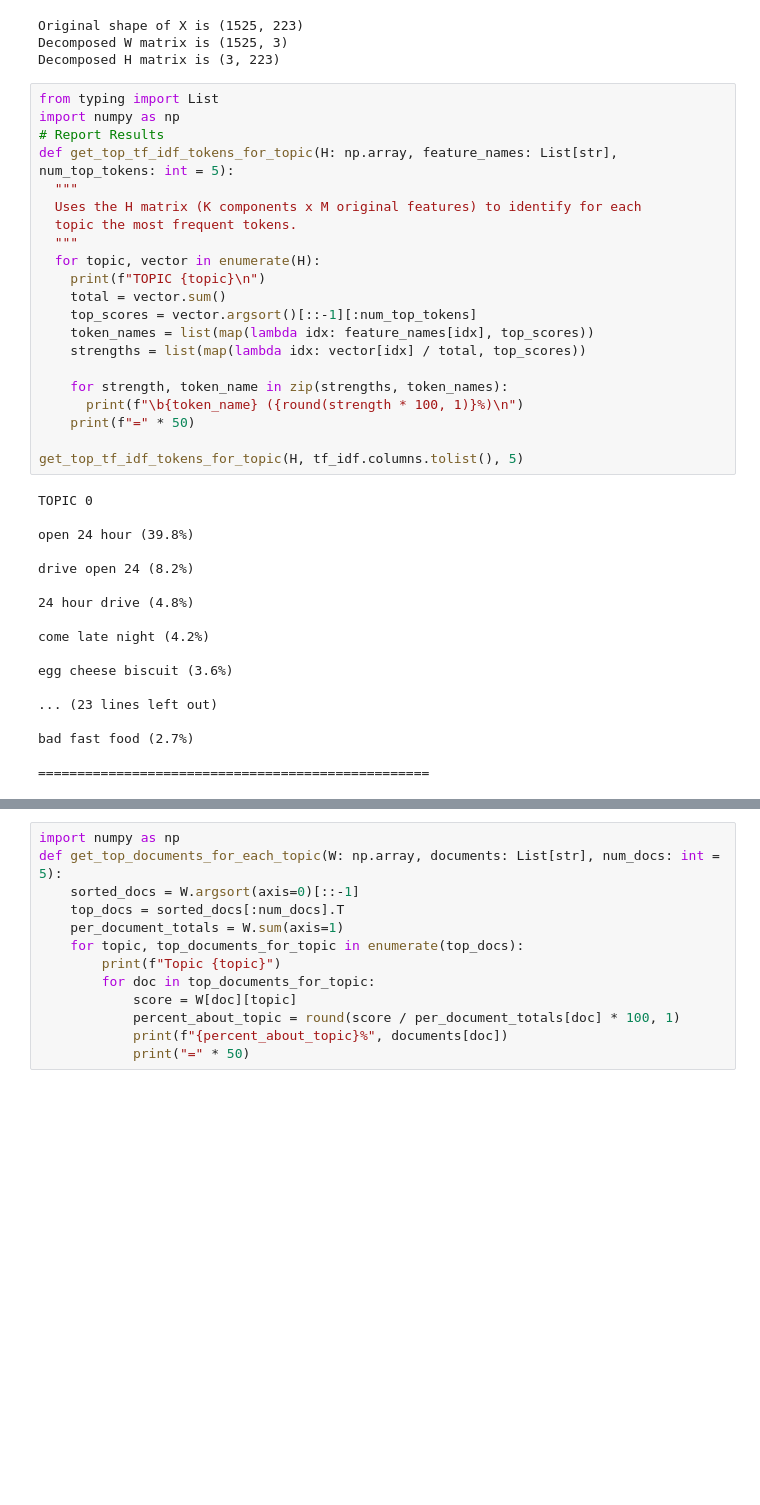
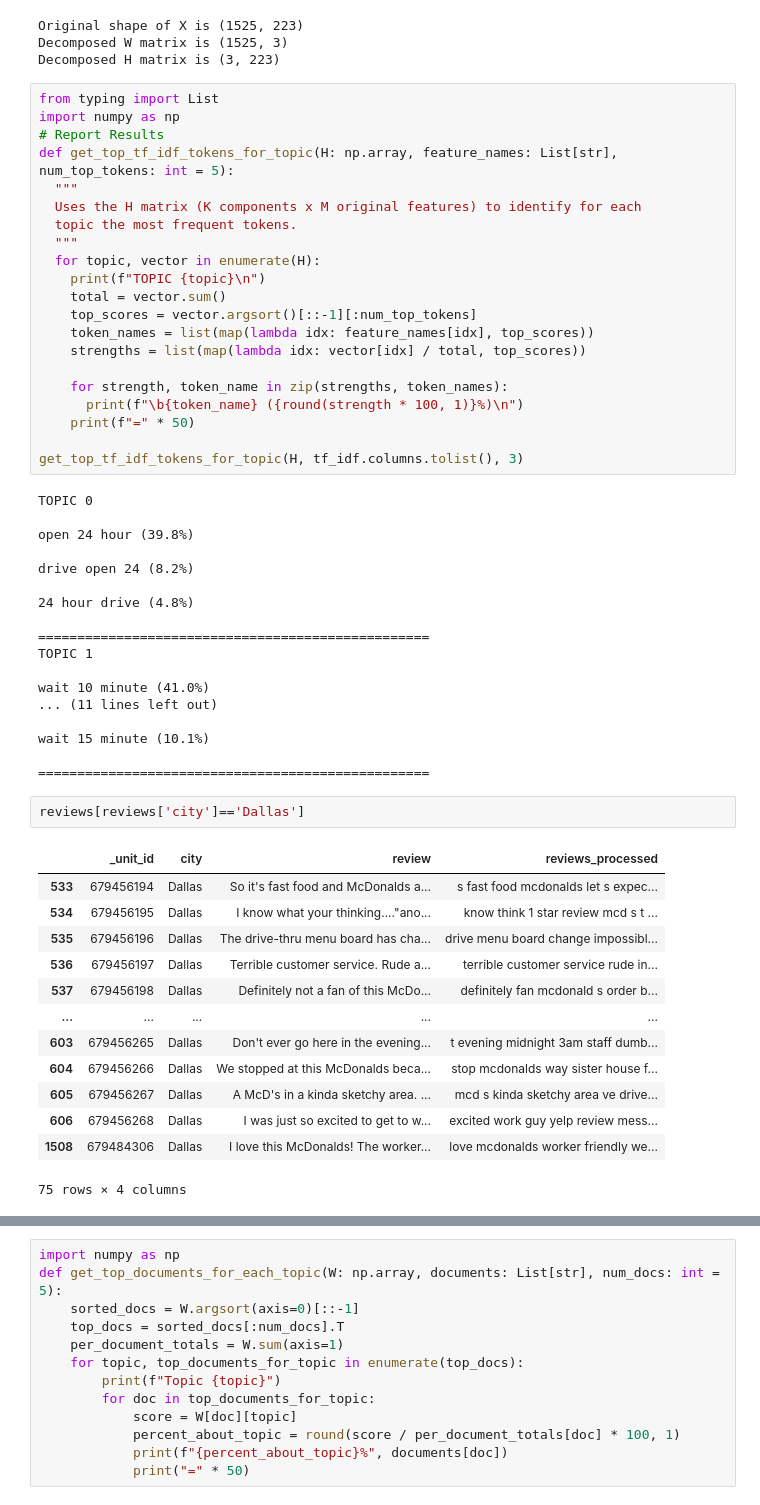
Before and after one commit to JewonJu/DSO-560-NLP-team-black, a Jupyter notebook: homework2/JEWON_JU_Homework 2.ipynb, the cells around one changed output, grey strips where cells are left out. Drawn from its saved outputs; the diff is of its cells as text; blank space fills up the shorter version.

```diff
--- a/homework2/JEWON_JU_Homework 2.ipynb
+++ b/homework2/JEWON_JU_Homework 2.ipynb
@@ -190,7 +192,7 @@ def get_top_tf_idf_tokens_for_topic(H: np.array, feature_names: List[str], num_t
       print(f"\b{token_name} ({round(strength * 100, 1)}%)\n")
     print(f"=" * 50)
 
-get_top_tf_idf_tokens_for_topic(H, tf_idf.columns.tolist(), 5)
+get_top_tf_idf_tokens_for_topic(H, tf_idf.columns.tolist(), 3)
 # %% [output]
 TOPIC 0
 
@@ -200,12 +202,28 @@ drive open 24 (8.2%)
 
 24 hour drive (4.8%)
 
-come late night (4.2%)
+==================================================
+TOPIC 1
 
-egg cheese biscuit (3.6%)
+wait 10 minute (41.0%)
+... (11 lines left out)
 
-... (23 lines left out)
-
-bad fast food (2.7%)
+wait 15 minute (10.1%)
 
 ==================================================
+# %%
+reviews[reviews['city']=='Dallas']
+# %% [output]
+|  | _unit_id | city | review | reviews_processed |
+| 533 | 679456194 | Dallas | So it's fast food and McDonalds a... | s fast food mcdonalds let s expec... |
+| 534 | 679456195 | Dallas | I know what your thinking...."ano... | know think 1 star review mcd s t ... |
+| 535 | 679456196 | Dallas | The drive-thru menu board has cha... | drive menu board change impossibl... |
+| 536 | 679456197 | Dallas | Terrible customer service. Rude a... | terrible customer service rude in... |
+| 537 | 679456198 | Dallas | Definitely not a fan of this McDo... | definitely fan mcdonald s order b... |
+| ... | ... | ... | ... | ... |
+| 603 | 679456265 | Dallas | Don't ever go here in the evening... | t evening midnight 3am staff dumb... |
+| 604 | 679456266 | Dallas | We stopped at this McDonalds beca... | stop mcdonalds way sister house f... |
+| 605 | 679456267 | Dallas | A McD's in a kinda sketchy area. ... | mcd s kinda sketchy area ve drive... |
+| 606 | 679456268 | Dallas | I was just so excited to get to w... | excited work guy yelp review mess... |
+| 1508 | 679484306 | Dallas | I love this McDonalds! The worker... | love mcdonalds worker friendly we... |
+75 rows × 4 columns
```
Also changed, not shown: parts of 2 cells of this notebook, 1 other file.
